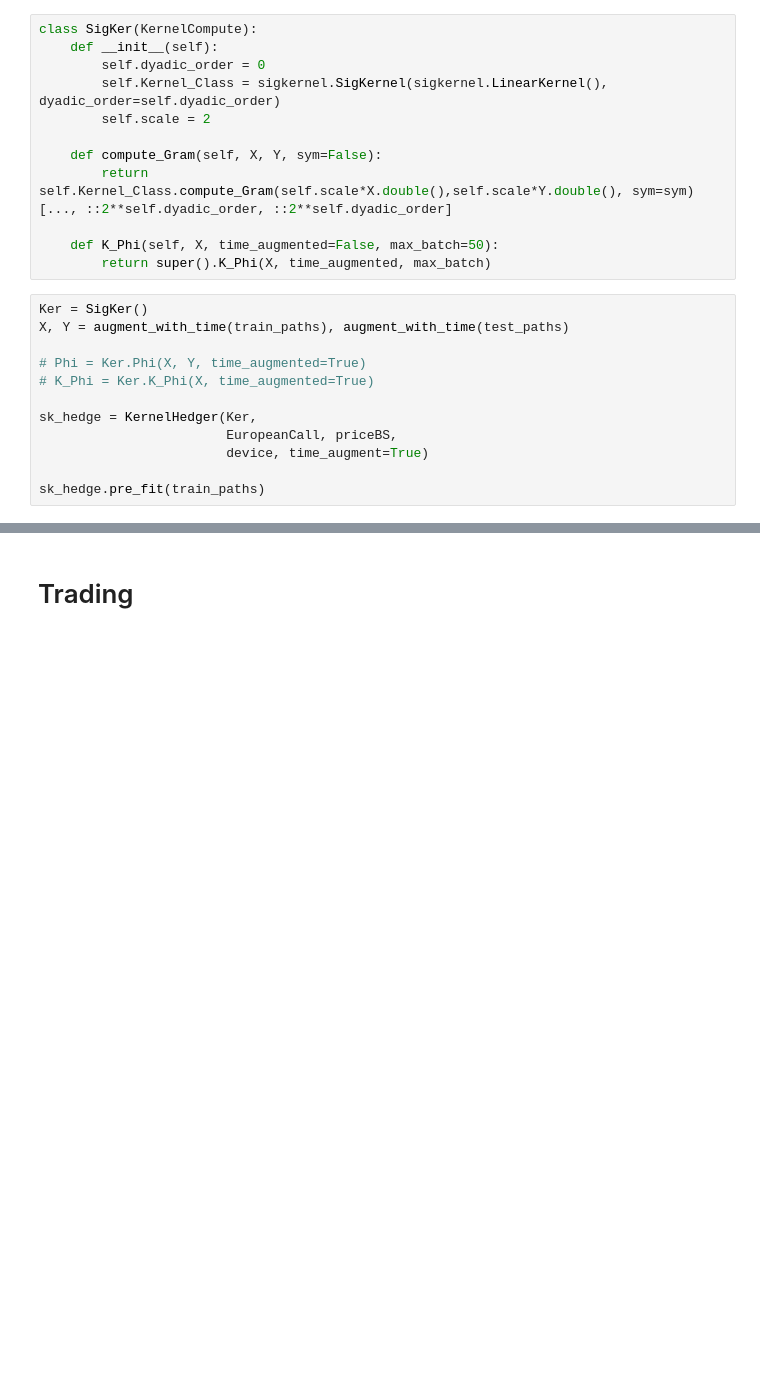
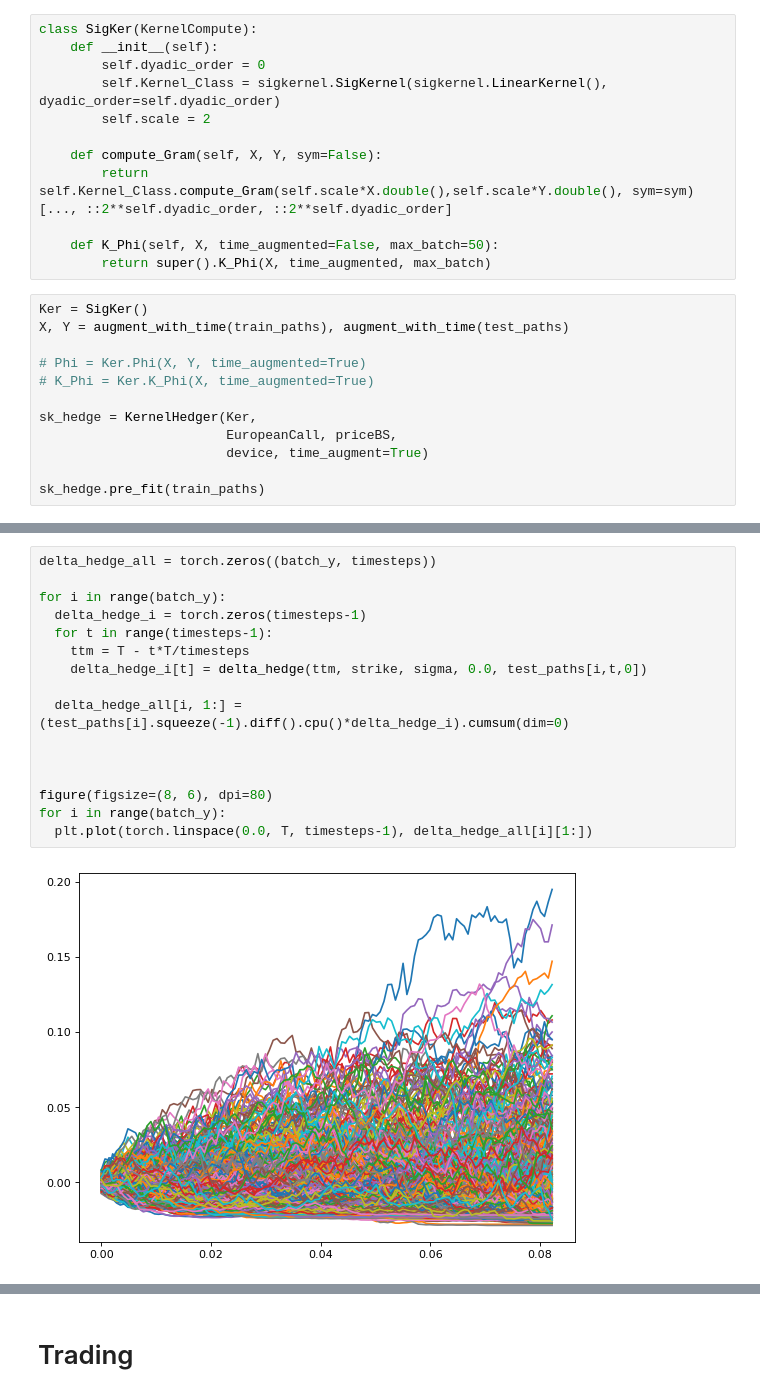
Before and after one commit to crispitagorico/stochastic_optimisation, a Jupyter notebook: kernel_hedge/notebooks/debug.ipynb, the cells around one changed output, grey strips where cells are left out. Cells and saved outputs as stored; diff of their text form; blank space fills up the shorter version.

```diff
--- a/kernel_hedge/notebooks/debug.ipynb
+++ b/kernel_hedge/notebooks/debug.ipynb
@@ -195,0 +223,18 @@ Difference: tensor(0.0095, dtype=torch.float64)
+# %%
+delta_hedge_all = torch.zeros((batch_y, timesteps))
+
+for i in range(batch_y):
+  delta_hedge_i = torch.zeros(timesteps-1)
+  for t in range(timesteps-1):
+    ttm = T - t*T/timesteps
+    delta_hedge_i[t] = delta_hedge(ttm, strike, sigma, 0.0, test_paths[i,t,0])
+
+  delta_hedge_all[i, 1:] = (test_paths[i].squeeze(-1).diff().cpu()*delta_hedge_i).cumsum(dim=0)
+
+
+
+figure(figsize=(8, 6), dpi=80)
+for i in range(batch_y):
+  plt.plot(torch.linspace(0.0, T, timesteps-1), delta_hedge_all[i][1:])
+# %% [output]
+[figure, added]
```
Also changed, not shown: parts of 17 cells of this notebook, 41 other files.
